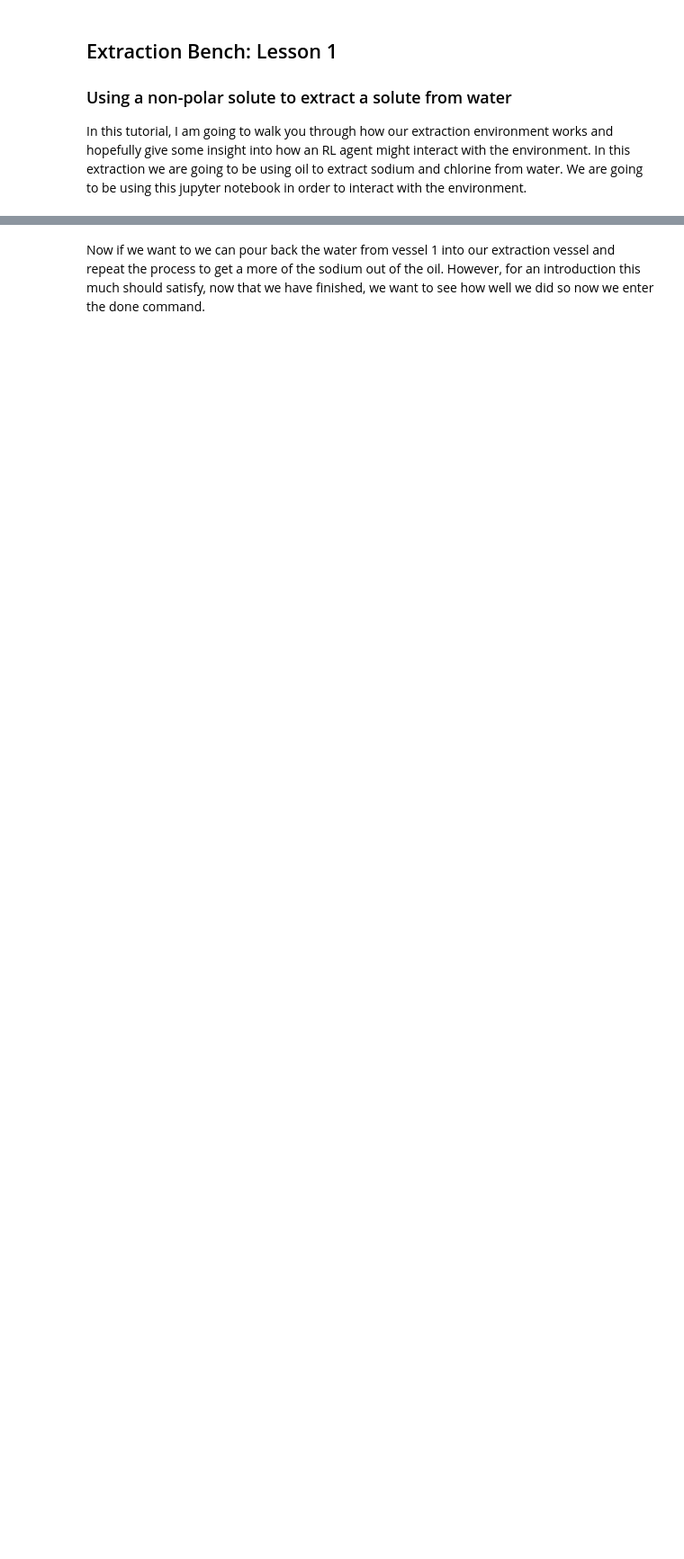
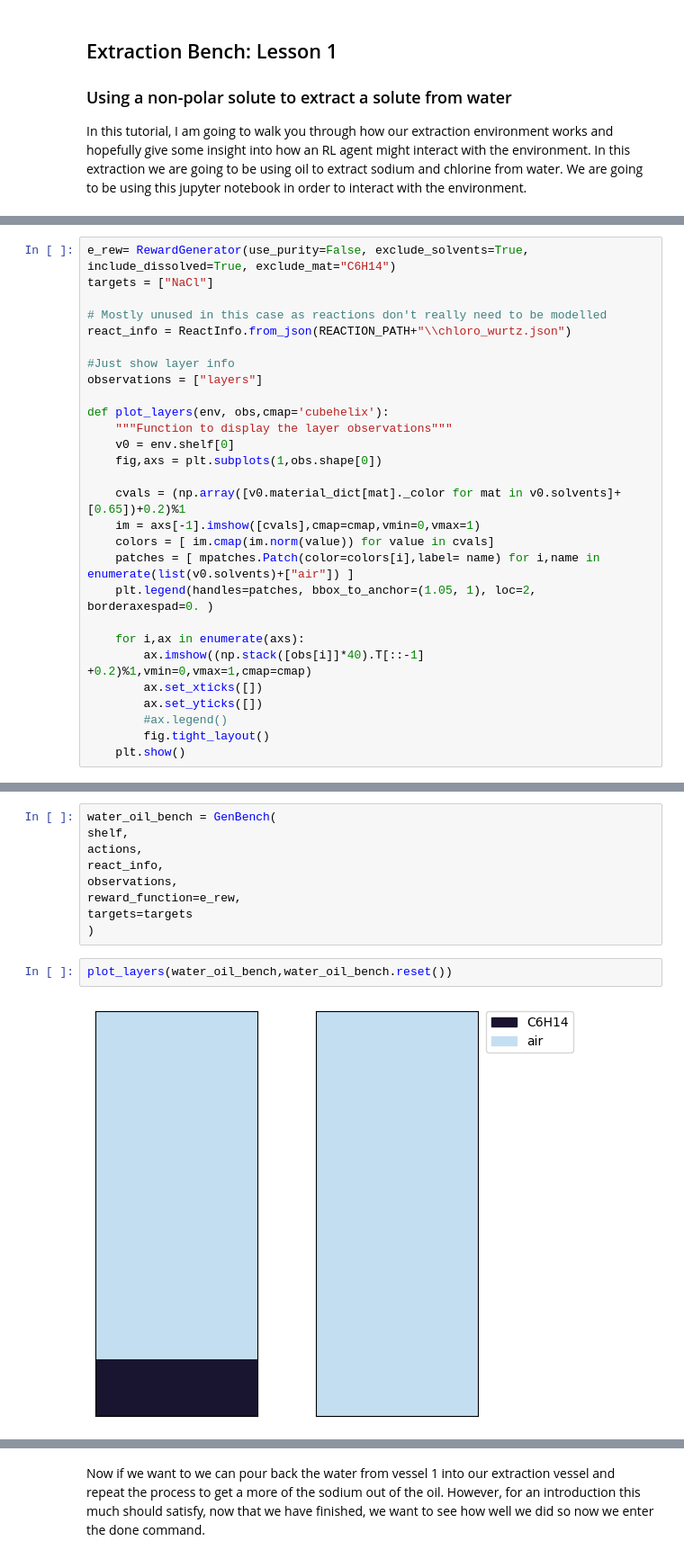
Before and after one commit to chemgymrl/chemgymrl, a Jupyter notebook: lessons/notebooks/extraction_lesson.ipynb, the cells around one changed output, grey strips where cells are left out. Shown at 90% size. Cells and saved outputs as stored; diff of their text form; blank space fills up the shorter version.

```diff
--- a/lessons/notebooks/extraction_lesson.ipynb
+++ b/lessons/notebooks/extraction_lesson.ipynb
@@ -30,0 +122,28 @@ env.render(mode=render_mode, nb=True)
+# %%
+e_rew= RewardGenerator(use_purity=False, exclude_solvents=True, include_dissolved=True, exclude_mat="C6H14")
+targets = ["NaCl"]
+
+# Mostly unused in this case as reactions don't really need to be modelled
+react_info = ReactInfo.from_json(REACTION_PATH+"\\chloro_wurtz.json")
+
+#Just show layer info
+observations = ["layers"]
+
+def plot_layers(env, obs,cmap='cubehelix'):
+    """Function to display the layer observations"""
+    v0 = env.shelf[0]
+    fig,axs = plt.subplots(1,obs.shape[0])
+
+    cvals = (np.array([v0.material_dict[mat]._color for mat in v0.solvents]+[0.65])+0.2)%1
+    im = axs[-1].imshow([cvals],cmap=cmap,vmin=0,vmax=1)
+    colors = [ im.cmap(im.norm(value)) for value in cvals]
+    patches = [ mpatches.Patch(color=colors[i],label= name) for i,name in enumerate(list(v0.solvents)+["air"]) ]
+    plt.legend(handles=patches, bbox_to_anchor=(1.05, 1), loc=2, borderaxespad=0. )
+
+    for i,ax in enumerate(axs):
+        ax.imshow((np.stack([obs[i]]*40).T[::-1] +0.2)%1,vmin=0,vmax=1,cmap=cmap)
+        ax.set_xticks([])
+        ax.set_yticks([])
+        #ax.legend()
+        fig.tight_layout()
+    plt.show()
@@ -31,3 +152,16 @@ env.render(mode=render_mode, nb=True)
+# %%
+water_oil_bench = GenBench(
+shelf,
+actions,
+react_info,
+observations,
+reward_function=e_rew,
+targets=targets
+)
+# %%
+plot_layers(water_oil_bench,water_oil_bench.reset())
+# %% [output]
+[figure, added]
 # %% [markdown]
 These graphs show the contents of each of our containers and the level of separation between the materials. The graphs
 to the right then show the layers of materials forming in the container.
```
Also changed, not shown: parts of 23 cells of this notebook.
